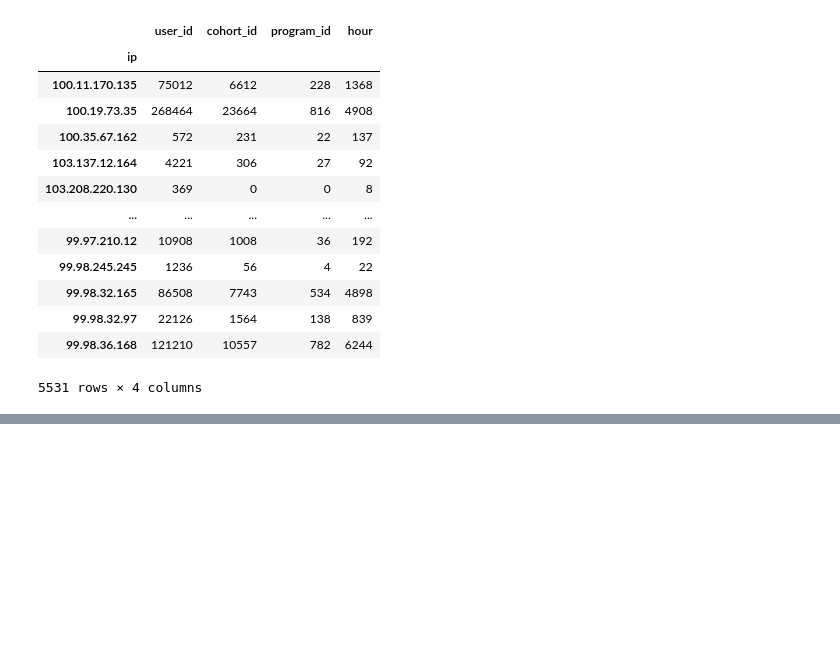
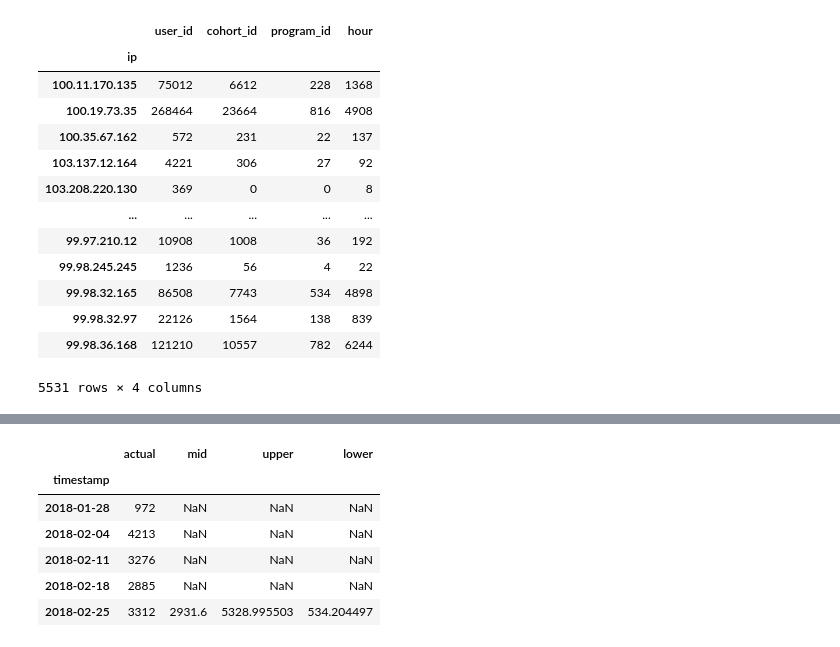
Before and after one commit to jeffakins/anomaly_detection_project, a Jupyter notebook: anomaly_detection_project.ipynb, the cells around one changed output, grey strips where cells are left out. Drawn from its saved outputs; the diff is of its cells as text; code cells hidden in the pictures; blank space fills up the shorter version.

```diff
--- a/anomaly_detection_project.ipynb
+++ b/anomaly_detection_project.ipynb
@@ -675,0 +654,20 @@ IndexingError: Too many indexers
+# %%
+path_count = pd.DataFrame(log.resample('W').count().path)
+K = 2
+N = 5
+s = path_count.iloc[:, 0]
+bands = pd.DataFrame()
+std = s.rolling(N).std()
+bands['actual'] = s
+bands['mid'] = bands.actual.rolling(N).mean()
+bands['upper'] = bands.mid + K * std
+bands['lower'] = bands.mid - K * std
+bands.head()
+# %% [output]
+|  | actual | mid | upper | lower |
+| timestamp |  |  |  |  |
+| 2018-01-28 | 972 | NaN | NaN | NaN |
+| 2018-02-04 | 4213 | NaN | NaN | NaN |
+| 2018-02-11 | 3276 | NaN | NaN | NaN |
+| 2018-02-18 | 2885 | NaN | NaN | NaN |
+| 2018-02-25 | 3312 | 2931.6 | 5328.995503 | 534.204497 |
```
Also changed, not shown: parts of 8 cells of this notebook.
